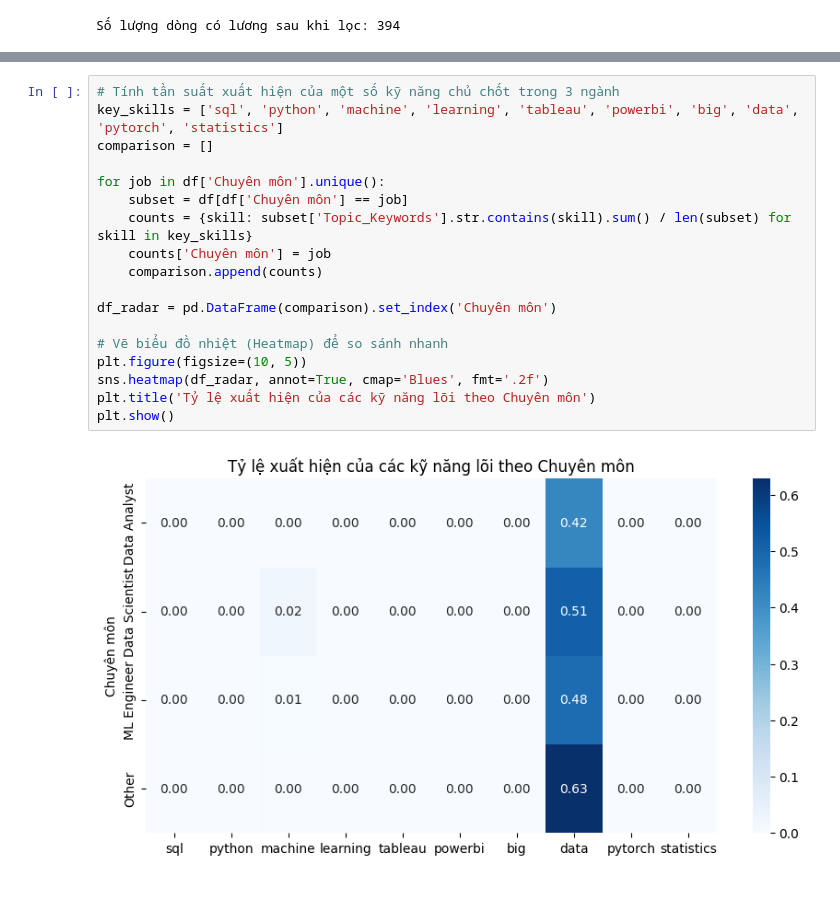
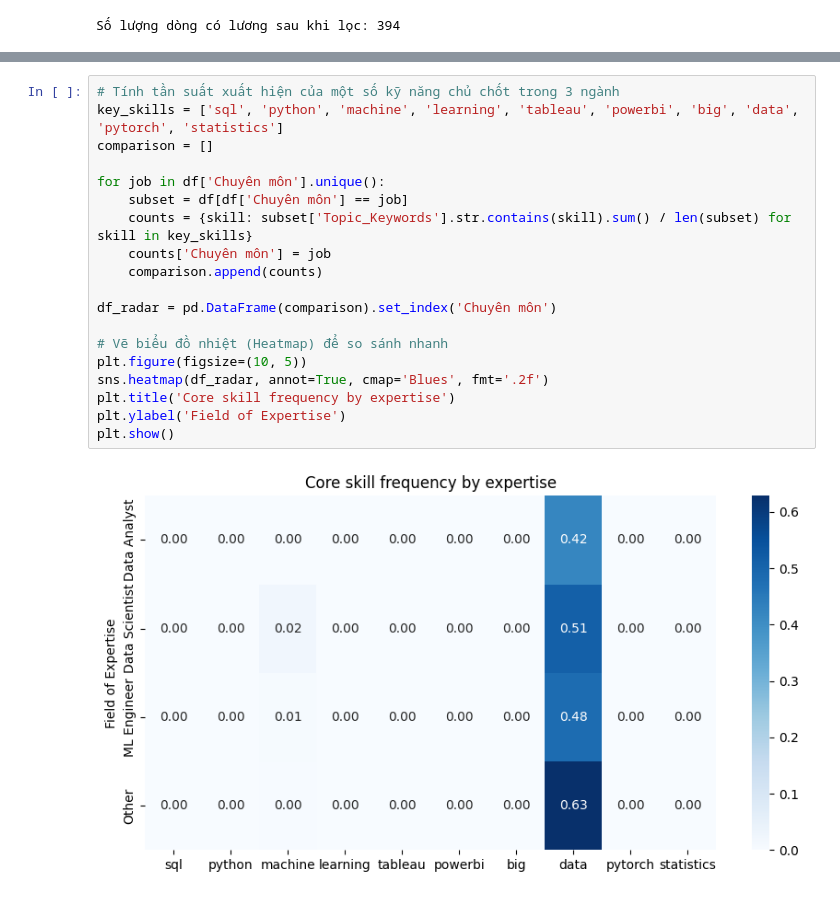
Before and after one commit to theanh-2k4/Project_Phan_Tich_Nghe_Nghiep, a Jupyter notebook: Code/Step3_Visualiztion.ipynb, the cells around one changed output, grey strips where cells are left out. Drawn from its saved outputs; the diff is of its cells as text.

```diff
--- a/Code/Step3_Visualiztion.ipynb
+++ b/Code/Step3_Visualiztion.ipynb
@@ -164,20 +182,21 @@ plt.show()
 # %%
 # Tính tần suất xuất hiện của một số kỹ năng chủ chốt trong 3 ngành
 key_skills = ['sql', 'python', 'machine', 'learning', 'tableau', 'powerbi', 'big', 'data', 'pytorch', 'statistics']
 comparison = []
 
 for job in df['Chuyên môn'].unique():
     subset = df[df['Chuyên môn'] == job]
     counts = {skill: subset['Topic_Keywords'].str.contains(skill).sum() / len(subset) for skill in key_skills}
     counts['Chuyên môn'] = job
     comparison.append(counts)
 
 df_radar = pd.DataFrame(comparison).set_index('Chuyên môn')
 
 # Vẽ biểu đồ nhiệt (Heatmap) để so sánh nhanh
 plt.figure(figsize=(10, 5))
 sns.heatmap(df_radar, annot=True, cmap='Blues', fmt='.2f')
-plt.title('Tỷ lệ xuất hiện của các kỹ năng lõi theo Chuyên môn')
+plt.title('Core skill frequency by expertise')
+plt.ylabel('Field of Expertise')
 plt.show()
 # %% [output]
-[figure, old version]
+[figure, new version]
```
Also changed, not shown: parts of 6 cells of this notebook.
